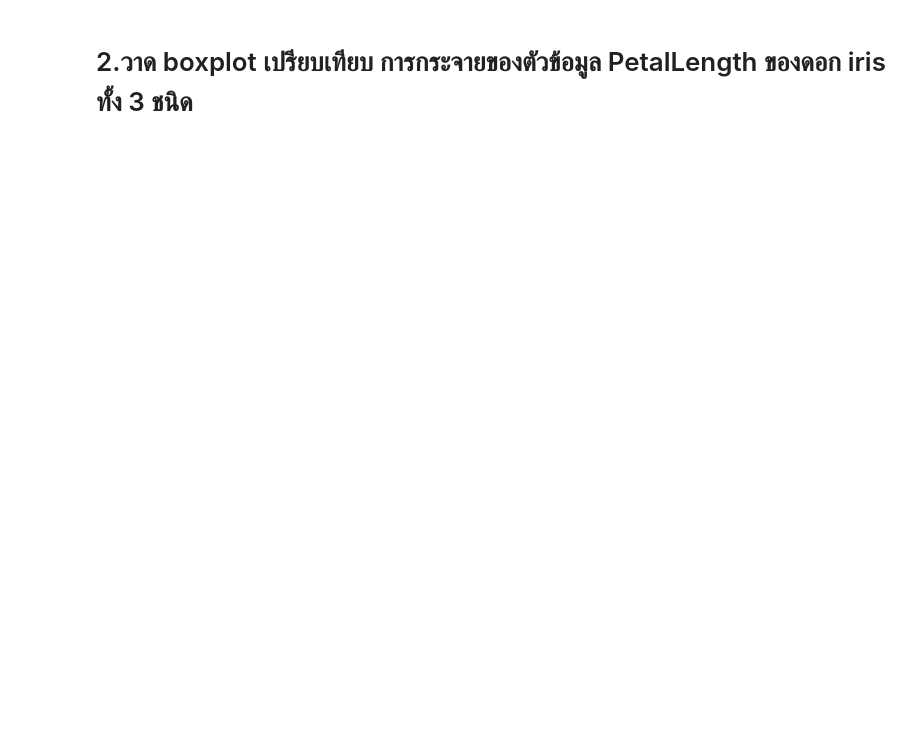
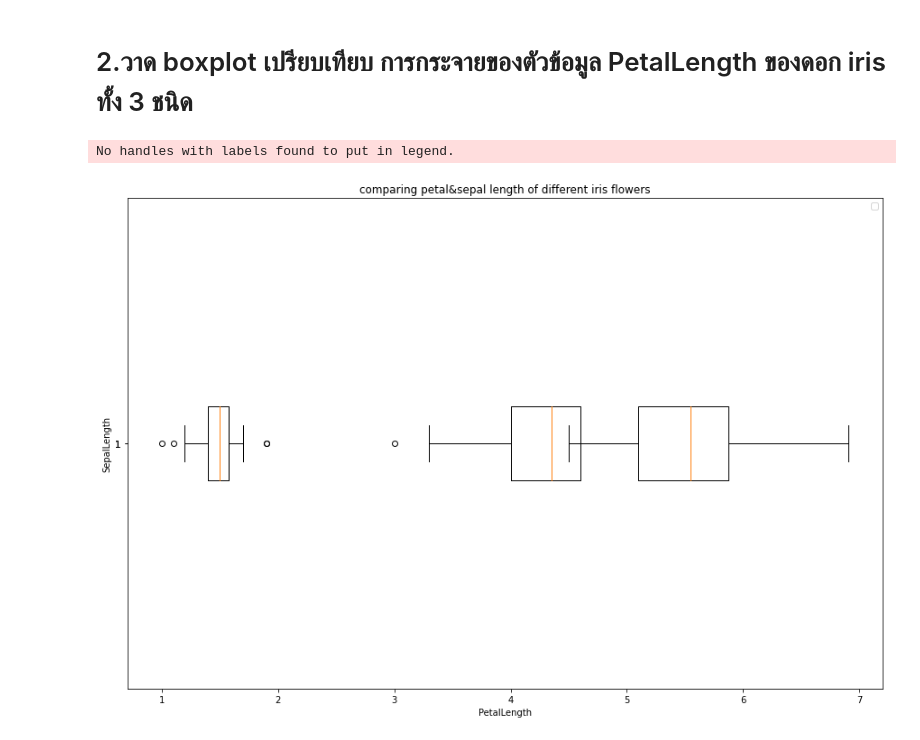
Before and after one commit to Chanunchida-May/data_viz_2022, a Jupyter notebook: DataViz02_Data_Distribution.ipynb, the cells around one changed output. Cells and saved outputs as stored; diff of their text form; code cells hidden in the pictures; blank space fills up the shorter version.

```diff
--- a/DataViz02_Data_Distribution.ipynb
+++ b/DataViz02_Data_Distribution.ipynb
@@ -300,0 +320,13 @@ box_vals(x)
+# %%
+matplotlib.rcParams['figure.figsize']=[15,10]
+# %%
+plt.boxplot(df['PetalLength'][:50],vert=False)
+plt.boxplot(df['PetalLength'][50:100],vert=False)
+plt.boxplot(df['PetalLength'][100:],vert=False)
+plt.legend()
+plt.xlabel('PetalLength')
+plt.ylabel('SepalLength')
+plt.title('comparing petal&sepal length of different iris flowers');
+# %% [output]
+No handles with labels found to put in legend.
+[figure, added]
```
Also changed, not shown: parts of 10 cells of this notebook.
